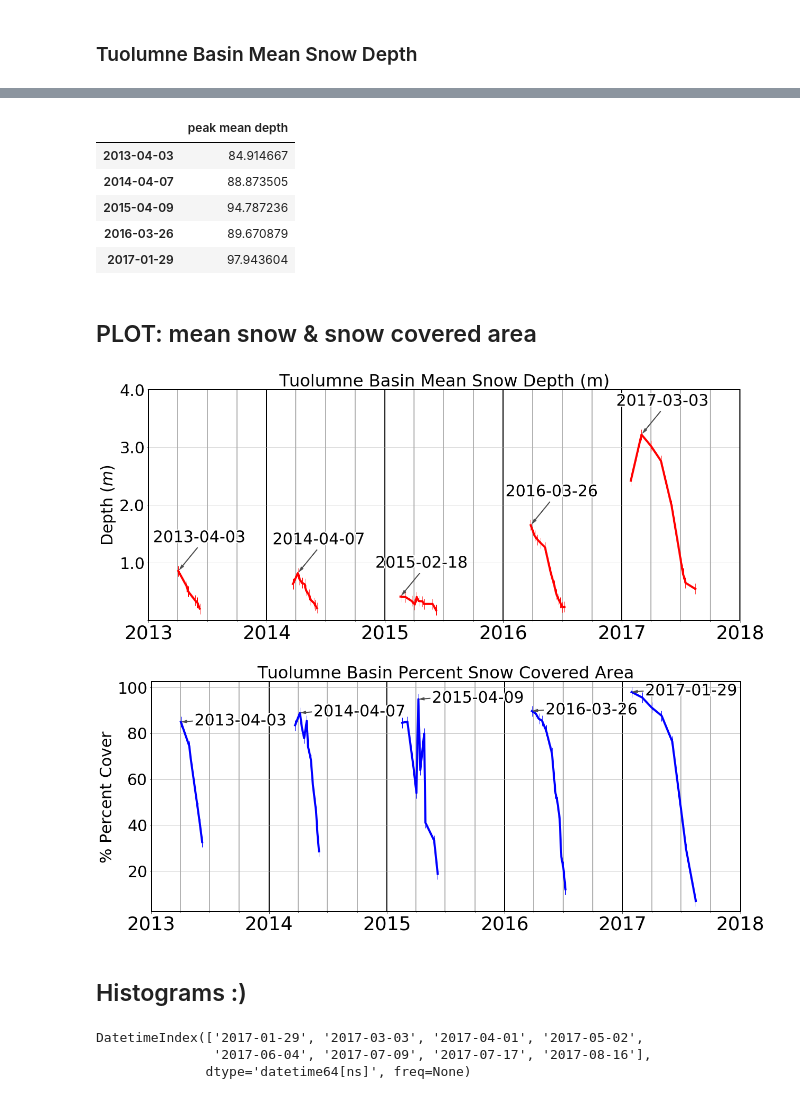
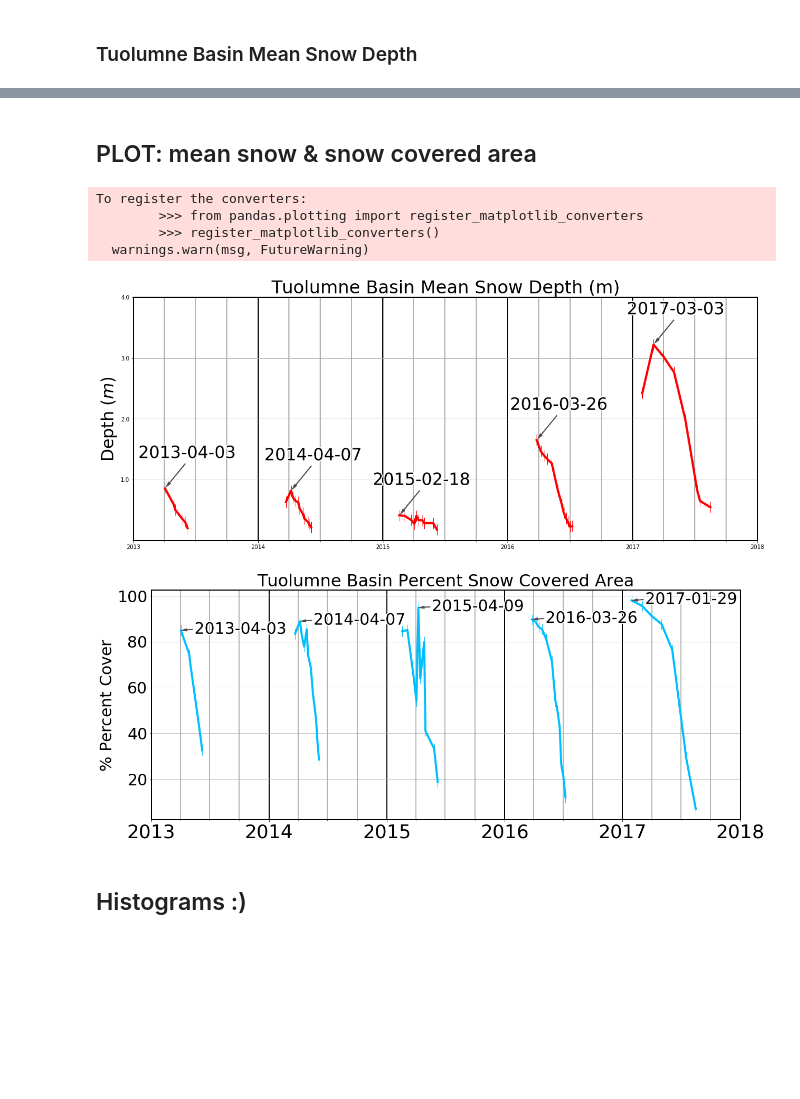
Before and after one commit to meganmason/jlabs, a Jupyter notebook: 50m_ascii/Tuolumne_depth.ipynb, the cells around one changed output, grey strips where cells are left out. Saved outputs shown, nothing was run; the diff lists cells and outputs as text; code cells hidden in the pictures; blank space fills up the shorter version.

```diff
--- a/50m_ascii/Tuolumne_depth.ipynb
+++ b/50m_ascii/Tuolumne_depth.ipynb
@@ -35,3 +36,14 @@ depth_50m_years = list(range(2013,2018))
+# %%
+#BSU
+base_path = '/Users/meganmason491/Documents/research/sierra/data/50m_analysis/'
+
+# mask and DEM
+mask_50m_path = base_path + 'tuolx_hetchy_mask_50m.asc'
+dem_50m_path = base_path + 'tuolx_dem_50m.asc'
+
+# ASO snow depth surfaces
+depth_50m_path = base_path + 'asc/*.asc'
+depth_50m_years = list(range(2013,2018))
 # %% [markdown]
 ### extract flight dates from filenames
 # %%
@@ -126,11 +135,11 @@ def mean_snow_depth(depth_array, convert_factor = 1e-3, mask_array = None, mask_
             dx: cellsize [m] in x direction
             dy: cellsize [m] in y direction
             convert_factor: (optional, default is 0.001 from mm to m)
-            mask_array: (Optional) mask of the area for SWE calculation
+            mask_array: (Optional) mask of the area for depth calculation
                        If no mask is provided will calculate for entire array
             mask_value: (Optional) value of the mask to calculate over
                        Default value will be any positive integer
-           Note: swe_array and mask_array should cover the same extent
+           Note: depth_array and mask_array should cover the same extent
                  and have the same dx,dy
        return:
            mean_depth: mean depth [m] over the area in mask
@@ -184,10 +175,10 @@ df
 # ~~ Function 2, peak mean snow depth per year
 def get_peak(datetime_list, series_list, years):
     '''
-    Calculates yearly peak SWE
+    Calculates yearly peak mean depth
     input:
         datetime_list: list containing the datetime stamps for the time series
-        series_list: list with the time series of SWE values
+        series_list: list with the time series of mean depth values
         years: list with years to analyze
     return:
         peak_df: yearly peak value dataframe with datetime_peak as index and peak value in column
@@ -208,23 +199,16 @@ def get_peak(datetime_list, series_list, years):
 # call Function 2
 
 # peak mean depths
-peak_mean_depth_df = get_peak(flight_dates_dt, mean_depths, depth_50m_years)
-peak_mean_depth_df # returns dataframe of peak mean snow depths, 1 per year
+peak_mean_depth_df = get_peak(flight_dates_dt, mean_depth, depth_50m_years)
+# peak_mean_depth_df
 
 #peak sca
 peak_sca_df = get_peak(flight_dates_dt, sca, depth_50m_years)
-peak_sca_df
+# peak_sca_df
-# %% [output]
-|  | peak mean depth |
-| 2013-04-03 | 84.914667 |
-| 2014-04-07 | 88.873505 |
-| 2015-04-09 | 94.787236 |
-| 2016-03-26 | 89.670879 |
-| 2017-01-29 | 97.943604 |
 # %% [markdown]
 ## PLOT: mean snow & snow covered area
 # %%
-#use:
+#~~~~use:
 # df['meanSD (m)'] (func 1)
 # peak_mean_depth_df (func 2)
 
@@ -277,11 +261,15 @@ ax.spines['right'].set_linewidth(2.0)
 
 # plt.savefig('/home/meganmason/Documents/projects/thesis/figures/working/50m_depth/mean_snow_depth.png', dpi=300)
 # %% [output]
+To register the converters:
+        >>> from pandas.plotting import register_matplotlib_converters
+        >>> register_matplotlib_converters()
+  warnings.warn(msg, FutureWarning)
-[figure, old version]
+[figure, new version]
 # %%
 #use:
 # df['SCA (%)'] (func 1)
-# peak_mean_depth_df (func 2)
+# peak_sca_df (func 2)
 
 minorLocator = MultipleLocator(365/2)
 fs_titles = 32
@@ -298,36 +286,36 @@ for year in depth_50m_years: #(list(range(2013,2018)))
     depth_year = df['SCA (%)'].truncate(before = str(year) + '-01', after = str(year) + '-12')
     h_plot = plt.plot_date(depth_year.index, depth_year.values, fmt='x', tz=None, xdate=True, ydate=False)
 
-    plt.setp(h_plot, marker='|', markersize=20, color='b', linestyle = '-', linewidth = '4')
+    plt.setp(h_plot, marker='|', markersize=20, color='deepskyblue', linestyle = '-', linewidth = '4')
 
     h_text_date = plt.annotate(str(peak_sca_df.index[i_plot])[:10], xy=(peak_sca_df.index[i_plot], peak_sca_df.iloc[i_plot]),
                                xytext=(peak_sca_df.index[i_plot]+pd.Timedelta('185 days'), peak_sca_df.iloc[i_plot] - 1.5),
                 arrowprops=dict(shrink=0.05, width=1, headlength = 10, headwidth = 5, edgecolor= (0.3, 0.3, 0.3), facecolor= (0.3, 0.3, 0.3)),
                 fontsize = fs_text+4, horizontalalignment='center')
 
     h_text_date.set_path_effects([PathEffects.withStroke(linewidth=4, foreground='w')])
 
     i_plot += 1
 
 plt.title('Tuolumne Basin Percent Snow Covered Area', fontsize = fs_titles)
 plt.ylabel('$\%$ Percent Cover', fontsize = fs_labels + 4)
 plt.axes().xaxis.set_minor_locator(MonthLocator(bymonth = [4, 7, 10]))
 plt.rc('xtick', labelsize = fs_axes+10)    # fontsize of the tick labels
 plt.rc('ytick', labelsize = fs_axes+4)    # fontsize of the tick labels
 # plt.ylim([0, 4])
 plt.grid(True)
 plt.grid(axis='both', color=(0.7, 0.7, 0.7), which='minor', linestyle='-', linewidth=2)
 plt.grid(axis='x', color='k', which='major', linestyle='-', linewidth=2)
 plt.xlim([pd.to_datetime('2013-01-01'), pd.to_datetime('2018-01-01')])
 
 ax.spines['top'].set_linewidth(2.0)
 ax.spines['bottom'].set_linewidth(2.0)
 ax.spines['left'].set_linewidth(2.0)
 ax.spines['right'].set_linewidth(2.0)
 
 # plt.savefig('/home/meganmason/Documents/projects/thesis/figures/working/50m_depth/sca_depth.png', dpi=300)
 # %% [output]
-[figure, old version]
+[figure, new version]
 # %% [markdown]
 ## Histograms :)
 # %%
@@ -368,10 +356,6 @@ for i, flight_date_dt in enumerate(flight_dates_dt): #slightly different than Er
 #~~~~description
  #depth_tuolumne_hist: dataframe of histogram frequencys for areas inside the basin that are >0
 # %%
-year_dates_dt = depth_tuolumne_hist.T.truncate(before = str(year) + '-01', after = str(year) + '-12').index
-year_dates_dt
+# year_dates_dt = depth_tuolumne_hist.T.truncate(before = str(year) + '-01', after = str(year) + '-12').index
+# year_dates_dt
-# %% [output]
-DatetimeIndex(['2017-01-29', '2017-03-03', '2017-04-01', '2017-05-02',
-               '2017-06-04', '2017-07-09', '2017-07-17', '2017-08-16'],
-              dtype='datetime64[ns]', freq=None)
 # %%
```
Also changed, not shown: parts of 8 cells of this notebook.
